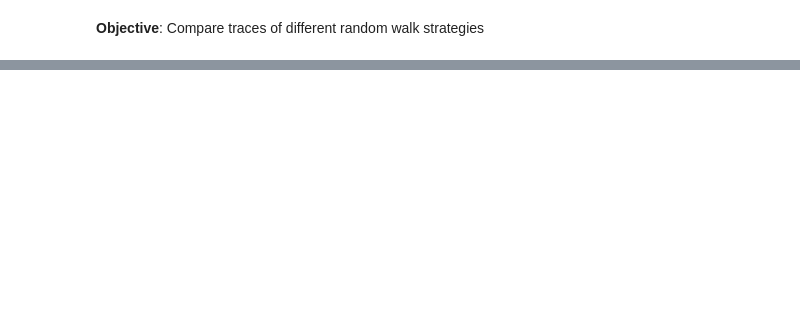
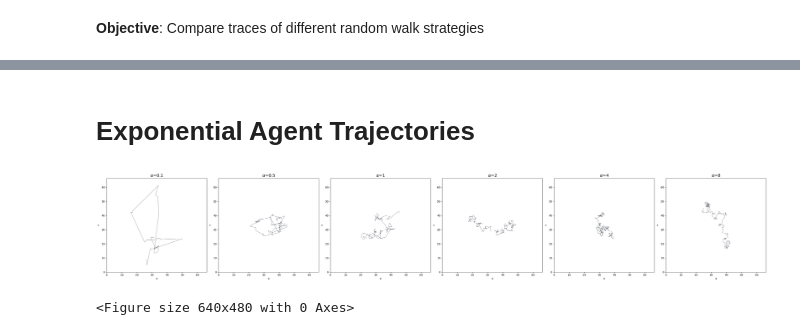
Before and after one commit to winlew/levy-agent-simulation, a Jupyter notebook: studies/traces.ipynb, the cells around one changed output, grey strips where cells are left out. Saved outputs shown, nothing was run; the diff lists cells and outputs as text; code cells hidden in the pictures; blank space fills up the shorter version.

```diff
--- a/studies/traces.ipynb
+++ b/studies/traces.ipynb
@@ -90,0 +150,56 @@ plt.savefig(path / "traces_plot.png", format='svg')
+# %% [markdown]
+# Exponential Agent Trajectories
+# %%
+alpha_range = [0.1, 0.5, 1, 2, 4, 8]
+params.type = 'exponential'
+params.agent = ExponentialAgent
+
+fig, axes = plt.subplots(1, len(alpha_range), figsize=(6 * len(alpha_range), 6))
+color_dict = get_color_dict()
+padding = 5
+
+trajectories = []
+
+# record the trajetories
+for alpha in alpha_range:
+    params.alpha = alpha
+    folder = 'traces' + f'/{params.type}_alpha_{alpha}'
+    params.size = 10000
+    sim = Simulation(params, params.agent)
+    _ = sim.run(folder)
+    data, environment, _ = load_data(folder)
+    trajectories.append(data.sel(iteration=0))
+
+# shift trajectories to fit in same environment size
+x_ranges = []
+y_ranges = []
+for trajectory in trajectories:
+    x = trajectory['x_position'].values
+    y = trajectory['y_position'].values
+    x_ranges.append(x.max() - x.min())
+    y_ranges.append(y.max() - y.min())
+    trajectory['x_position'].values = x - x.min()
+    trajectory['y_position'].values = y - y.min()
+environment.size = max(max(x_ranges), max(y_ranges)) + 2 * padding
+params.size = environment.size
+for trajectory in trajectories:
+    x = trajectory['x_position'].values
+    y = trajectory['y_position'].values
+    trajectory['x_position'].values = x + environment.size / 2 - (x.max() - x.min()) / 2
+    trajectory['y_position'].values = y + environment.size / 2 - (y.max() - y.min()) / 2
+
+# plot the trajectories
+for i, ax in enumerate(axes):
+    ax.set_xlim(0, environment.size)
+    ax.set_ylim(0, environment.size)
+    ax.set_xlabel('X')
+    ax.set_ylabel('Y')
+    ax.set_title(r'$\alpha$=' + f'{alpha_range[i]}', fontsize=16)
+    plot_traces(ax, environment, params, trajectories[i], params.total_time, color_dict, params.simulation_steps)
+
+plt.tight_layout()
+plt.show()
+plt.savefig(path / "traces_exponential_plot.png", format='svg')
+# %% [output]
+[figure, added]
+<Figure size 640x480 with 0 Axes>
```
Also changed, not shown: parts of 4 cells of this notebook.
